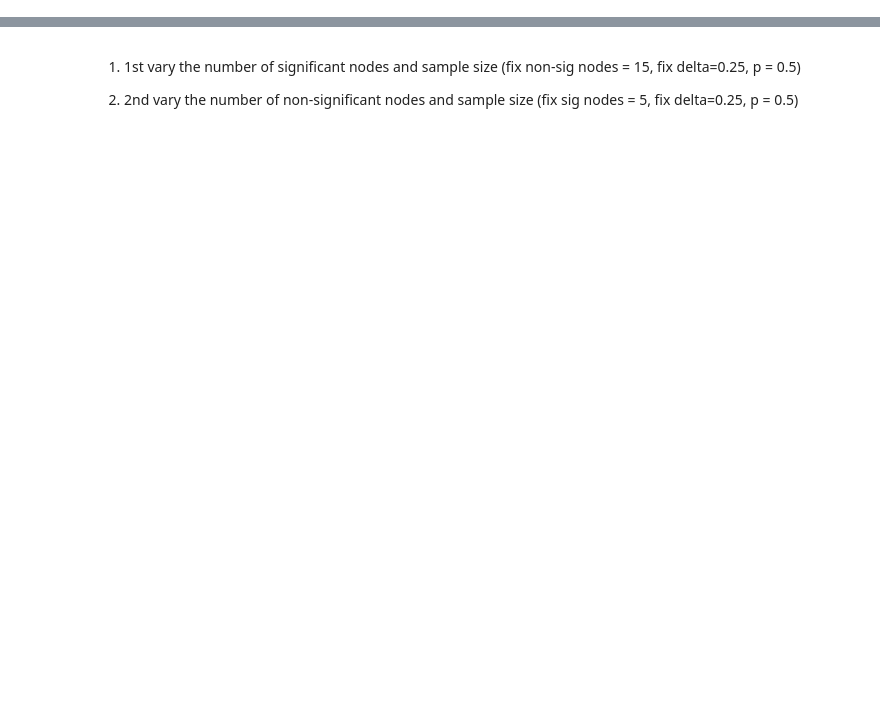
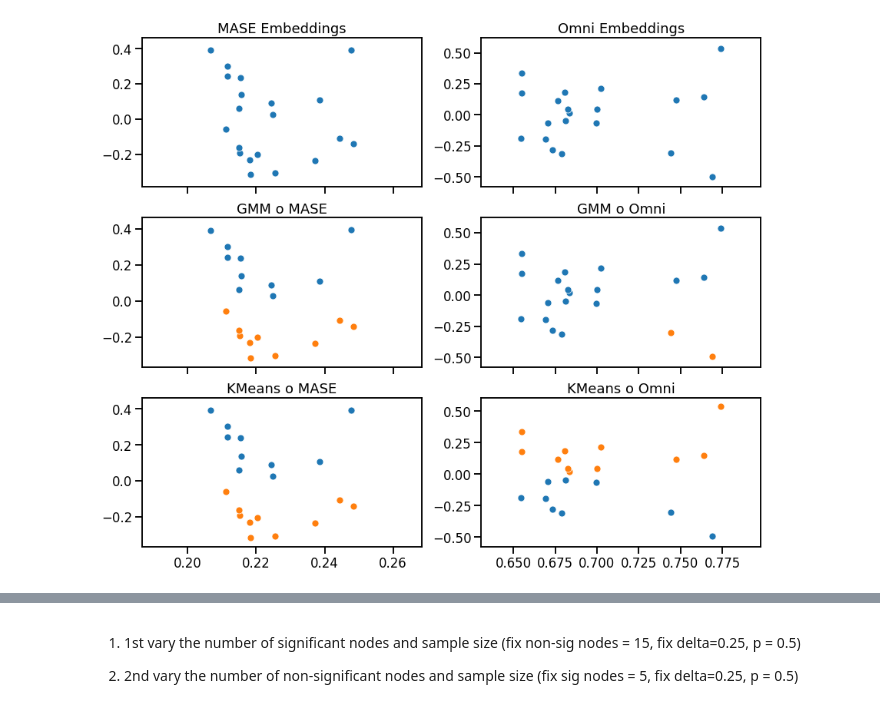
Before and after one commit to neurodata/dos_and_donts, a Jupyter notebook: experiments/experiment_3/community_assignment.ipynb, the cells around one changed output, grey strips where cells are left out. Drawn from its saved outputs; the diff is of its cells as text; code cells hidden in the pictures; blank space fills up the shorter version.

```diff
--- a/experiments/experiment_3/community_assignment.ipynb
+++ b/experiments/experiment_3/community_assignment.ipynb
@@ -63,3 +63,39 @@ def experiment(m, num_sig_nodes, num_non_sig_nodes, delta, reps):
     return m, num_sig_nodes, mase_aris.mean(), omni_aris.mean()
 # %% [output]
 [interactive output not drawn]
+# %%
+X, Y = generate_data(50, n=[5, 15], delta=0.5)
+sns.set_context("talk")
+fig, ax = plt.subplots(3, 2, sharex="col", constrained_layout=True, figsize=(12, 10))
+
+for i, test in enumerate(["MASE", "Omni"]):
+    if test == "MASE":
+        embedder = MultipleASE(2)
+        embeddings = embedder.fit_transform(np.vstack([X, Y]))
+    else:
+        embedder = OmnibusEmbed(2)
+        embeddings = embedder.fit_transform(np.vstack([X, Y])).mean(axis=0)
+    gclust = GaussianCluster(2, 2)
+    labels_gmm = gclust.fit_predict(embeddings)
+
+    k = KMeansCluster(2)
+    labels_kmeans = k.fit_predict(embeddings)
+
+    sns.scatterplot(embeddings[:, 0], embeddings[:, 1], ax=ax[0, i])
+    ax[0, i].set_title(f"{test} Embeddings")
+
+    one_gmm = embeddings[labels_gmm == 0]
+    two_gmm = embeddings[labels_gmm == 1]
+    sns.scatterplot(one_gmm[:, 0], one_gmm[:, 1], ax=ax[1, i])
+    sns.scatterplot(two_gmm[:, 0], two_gmm[:, 1], ax=ax[1, i])
+    ax[1, i].set_title(f"GMM o {test}")
+
+    one_km = embeddings[labels_kmeans == 0]
+    two_km = embeddings[labels_kmeans == 1]
+    sns.scatterplot(one_km[:, 0], one_km[:, 1], ax=ax[2, i])
+    sns.scatterplot(two_km[:, 0], two_km[:, 1], ax=ax[2, i])
+    ax[2, i].set_title(f"KMeans o {test}")
+
+fig.savefig("./figures/20200203_20_node_embeddings.png", dpi=300, bbox_inches="tight")
+# %% [output]
+[figure, added]
```
Also changed, not shown: parts of 6 cells of this notebook, 9 other files.
